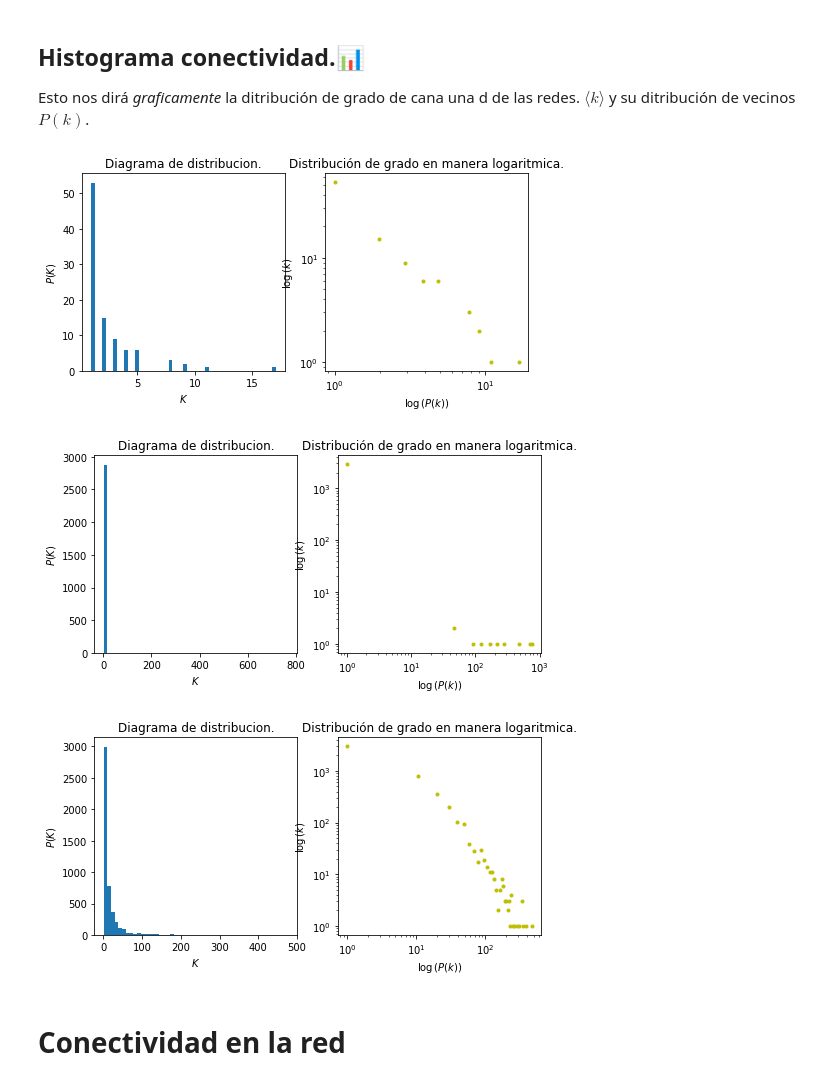
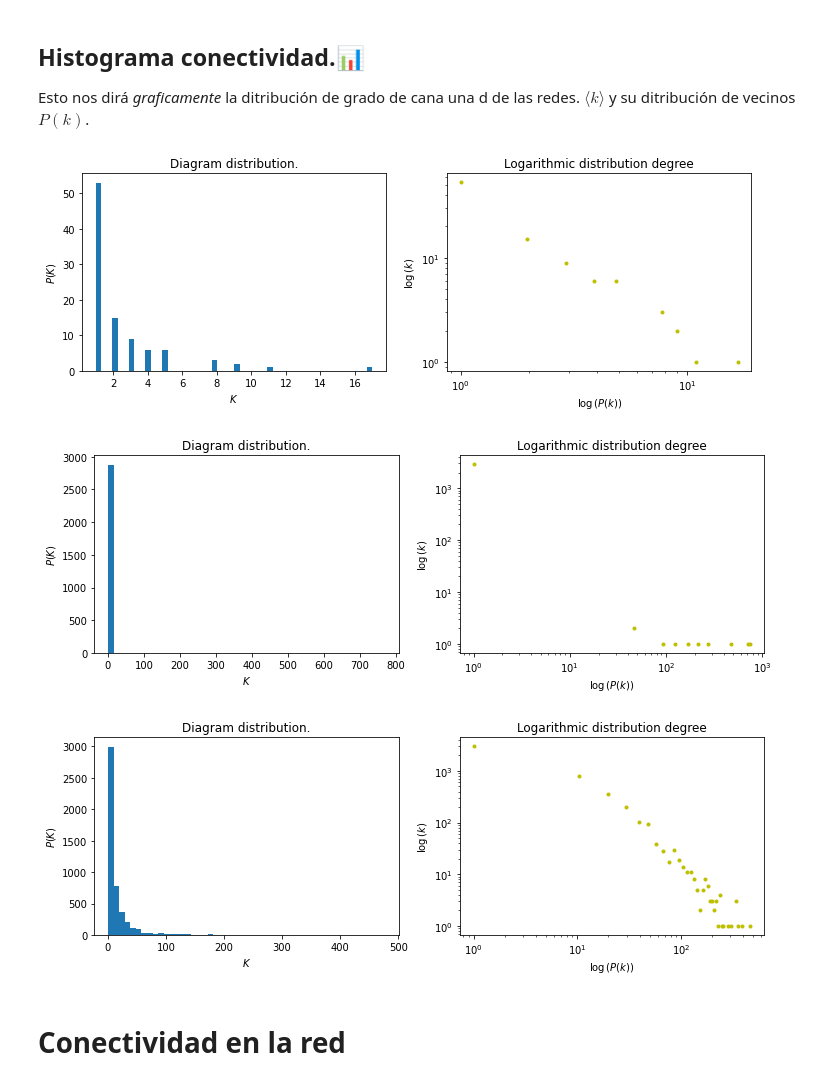
Before and after one commit to JohnKun136NVCP/Network-Science_TSFC_UNAM, a Jupyter notebook: Languages/Español/Códigos/Proyecto_Final/Redes Sociales e influencia en publicidad.ipynb, the cells around one changed output. Saved outputs shown, nothing was run; the diff lists cells and outputs as text; code cells hidden in the pictures.

Commit message:
OOP algorithm graphdraw

```diff
--- a/Languages/Español/Códigos/Proyecto_Final/Redes Sociales e influencia en publicidad.ipynb
+++ b/Languages/Español/Códigos/Proyecto_Final/Redes Sociales e influencia en publicidad.ipynb
@@ -183,19 +184,19 @@ print("\t| -------- | ------------------------------ | Fb < Tt < WS: {}
 Esto nos dirá *graficamente* la ditribución de grado de cana una d de las redes. $\langle k\rangle$ y su ditribución de vecinos $P(k)$.
 # %%
 #Para la red de Twitter.
-gf.Diagram_connectivity(Tt)
+gx.graphplot(Tt).Diagram_conectivity()
 # %% [output]
-[figure, old version]
+[figure, new version]
 # %%
 #Para la red de Facebook.
-gf.Diagram_connectivity(Fb)
+gx.graphplot(Fb).Diagram_conectivity()
 # %% [output]
-[figure, old version]
+[figure, new version]
 # %%
 #Para la red de Spam Web.
-gf.Diagram_connectivity(Wb)
+gx.graphplot(Wb).Diagram_conectivity()
 # %% [output]
-[figure, old version]
+[figure, new version]
 # %% [markdown]
 # Conectividad en la red
 # %% [markdown]
```
Also changed, not shown: parts of 16 cells of this notebook, 1 other file.
